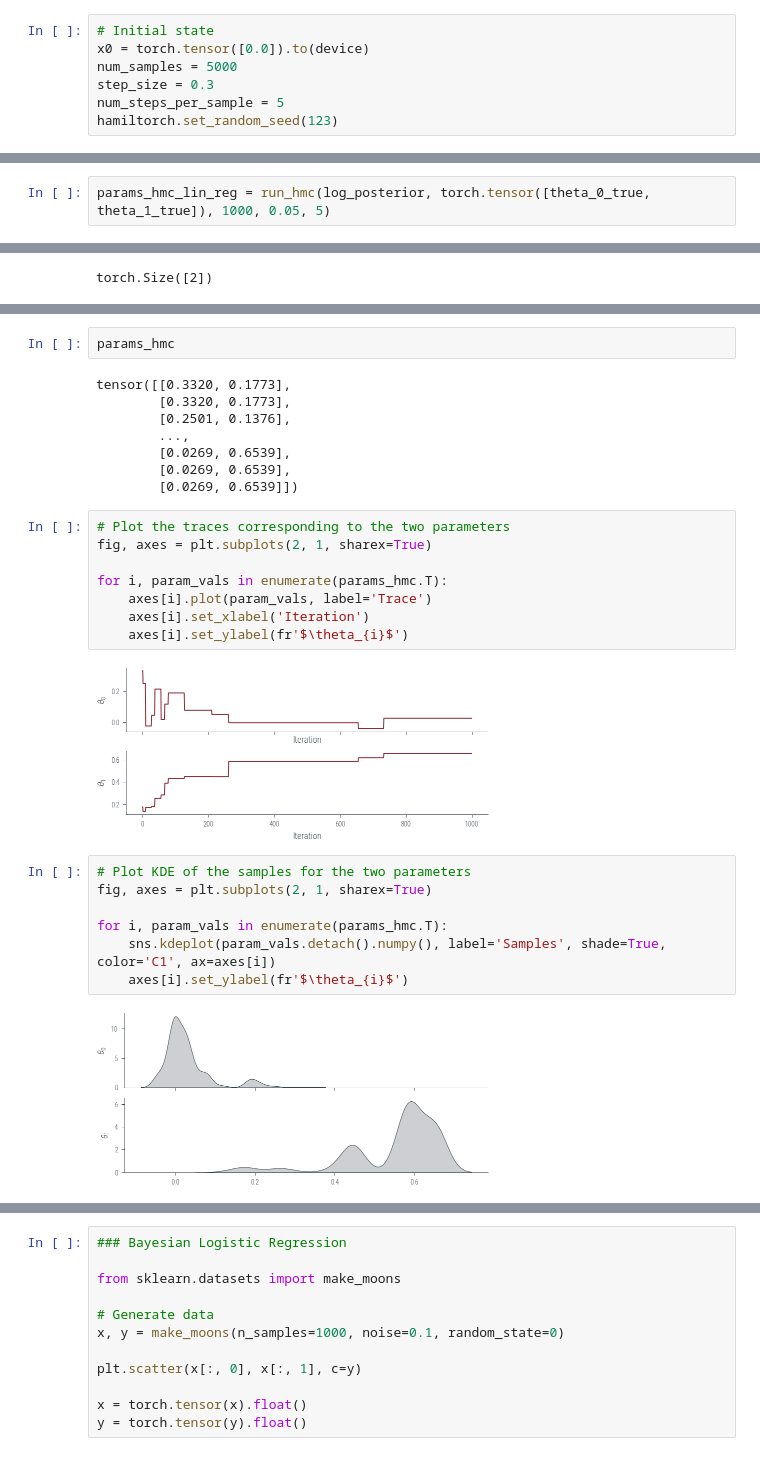
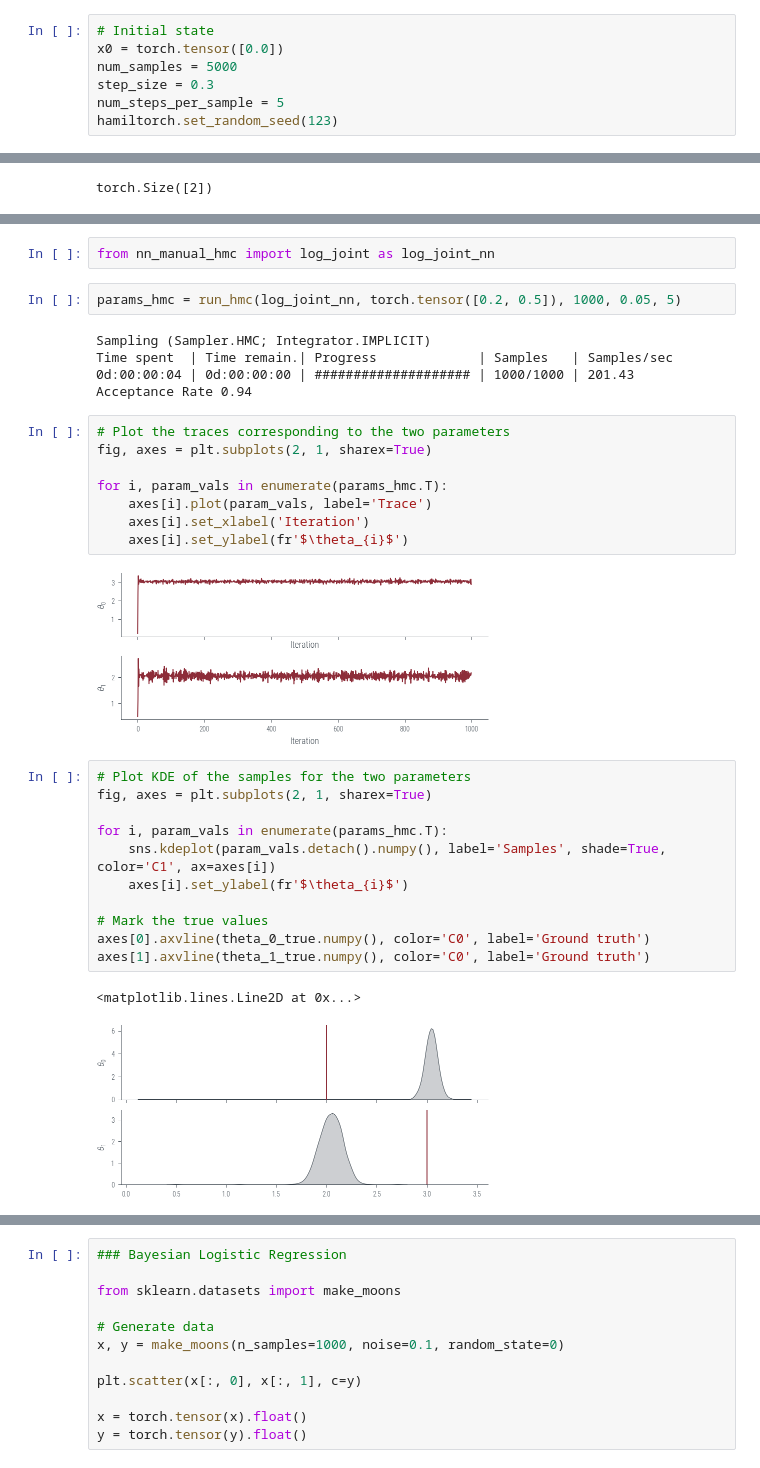
Before and after one commit to nipunbatra/pml-teaching, a Jupyter notebook: notebooks/mcmc-hamiltorch.ipynb, the cells around one changed output, grey strips where cells are left out. Saved outputs shown, nothing was run; the diff lists cells and outputs as text.

```diff
--- a/notebooks/mcmc-hamiltorch.ipynb
+++ b/notebooks/mcmc-hamiltorch.ipynb
@@ -67,7 +67,7 @@ logprob(torch.tensor([0.0]))
 tensor([-0.9189])
 # %%
 # Initial state
-x0 = torch.tensor([0.0]).to(device)
+x0 = torch.tensor([0.0])
 num_samples = 5000
 step_size = 0.3
 num_steps_per_sample = 5
@@ -405,3 +406 @@ Time spent  | Time remain.| Progress             | Samples   | Samples/sec
 Acceptance Rate 0.95
-# %%
-params_hmc_lin_reg = run_hmc(log_posterior, torch.tensor([theta_0_true, theta_1_true]), 1000, 0.05, 5)
@@ -547,13 +495,12 @@ Acceptance Rate 0.02
-# %%
-params_hmc
-# %% [output]
-tensor([[0.3320, 0.1773],
-        [0.3320, 0.1773],
-        [0.2501, 0.1376],
-        ...,
-        [0.0269, 0.6539],
-        [0.0269, 0.6539],
-        [0.0269, 0.6539]])
+# %%
+from nn_manual_hmc import log_joint as log_joint_nn
+# %%
+params_hmc = run_hmc(log_joint_nn, torch.tensor([0.2, 0.5]), 1000, 0.05, 5)
+# %% [output]
+Sampling (Sampler.HMC; Integrator.IMPLICIT)
+Time spent  | Time remain.| Progress             | Samples   | Samples/sec
+0d:00:00:04 | 0d:00:00:00 | #################### | 1000/1000 | 201.43
+Acceptance Rate 0.94
 # %%
 # Plot the traces corresponding to the two parameters
 fig, axes = plt.subplots(2, 1, sharex=True)
@@ -563,13 +510,18 @@ for i, param_vals in enumerate(params_hmc.T):
     axes[i].set_xlabel('Iteration')
     axes[i].set_ylabel(fr'$\theta_{i}$')
 # %% [output]
-[figure, old version]
+[figure, new version]
 # %%
 # Plot KDE of the samples for the two parameters
 fig, axes = plt.subplots(2, 1, sharex=True)
 
 for i, param_vals in enumerate(params_hmc.T):
     sns.kdeplot(param_vals.detach().numpy(), label='Samples', shade=True, color='C1', ax=axes[i])
     axes[i].set_ylabel(fr'$\theta_{i}$')
+
+# Mark the true values
+axes[0].axvline(theta_0_true.numpy(), color='C0', label='Ground truth')
+axes[1].axvline(theta_1_true.numpy(), color='C0', label='Ground truth')
 # %% [output]
+<matplotlib.lines.Line2D at 0x...>
-[figure, old version]
+[figure, new version]
```
Also changed, not shown: parts of 30 cells of this notebook, 4 other files.
